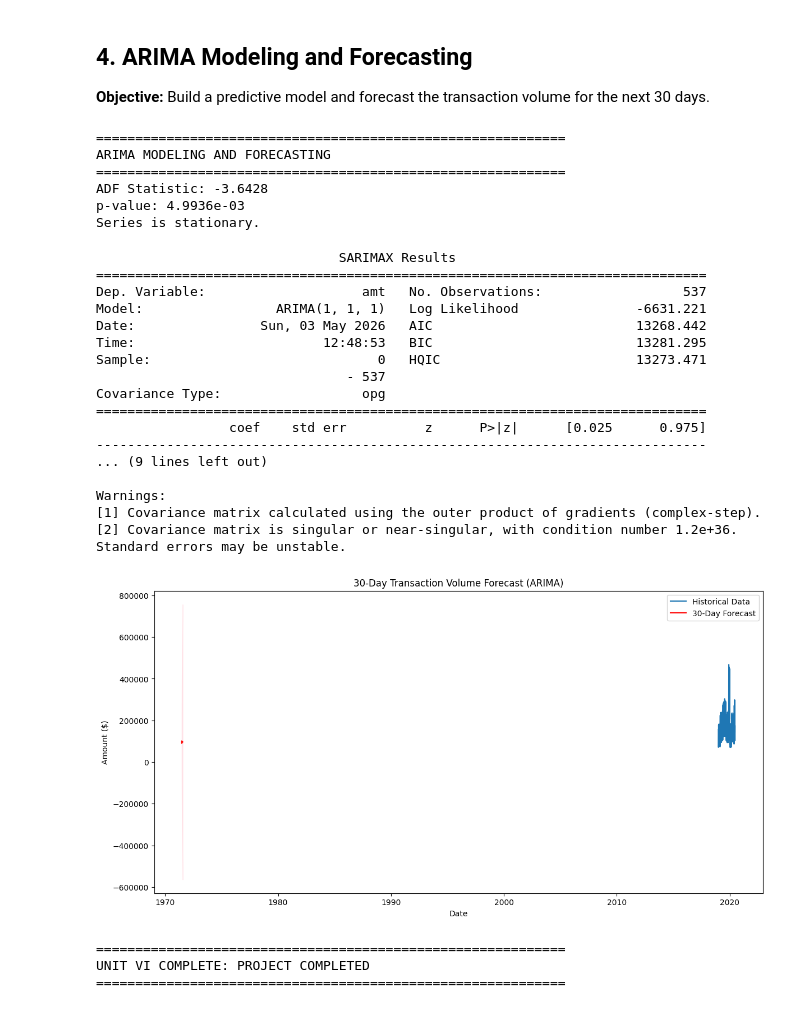
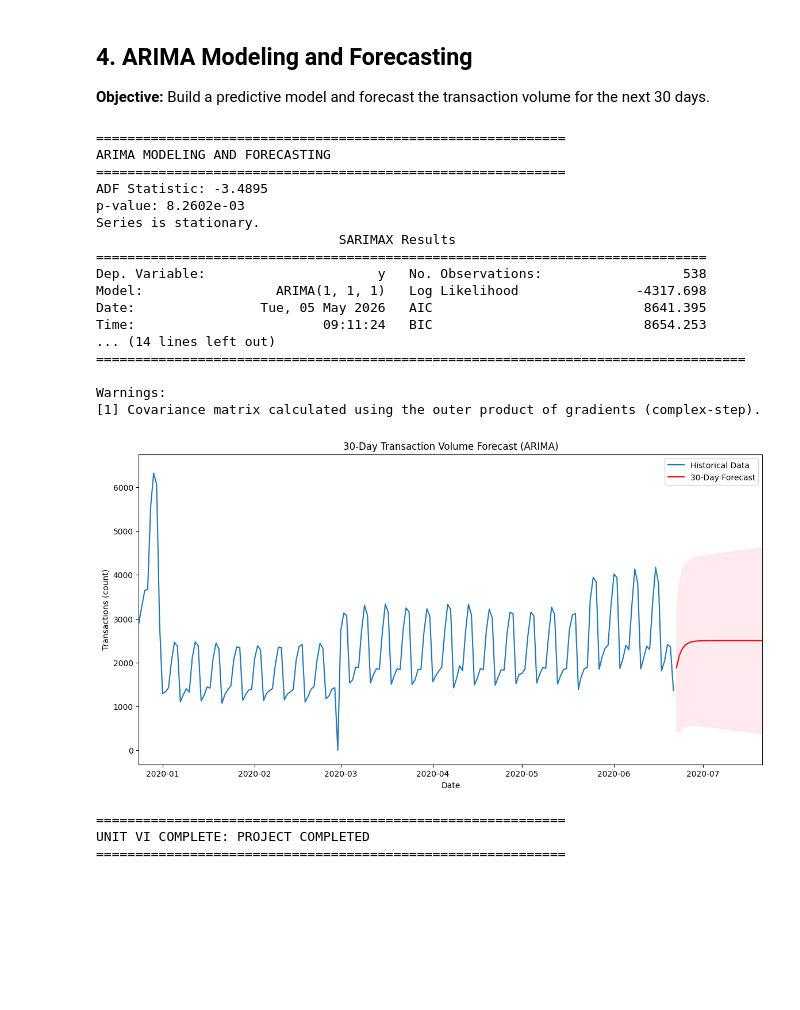
Before and after one commit to ShubhangiDimri/Digital-Transaction-Risk-Analysis, a Jupyter notebook: Unit6_Time_Series_Analysis.ipynb, the cells around one changed output. Cells and saved outputs as stored; diff of their text form; code cells hidden in the pictures; blank space fills up the shorter version.

Commit message:
unit 6 updated

```diff
--- a/Unit6_Time_Series_Analysis.ipynb
+++ b/Unit6_Time_Series_Analysis.ipynb
@@ -126,64 +132,80 @@ print('\n' + '='*60)
 print('ARIMA MODELING AND FORECASTING')
 print('='*60)
 
+series = ts_daily
+
 # Step 4a: Stationarity Check (Augmented Dickey-Fuller Test)
-result = adfuller(ts_daily.dropna())
+result = adfuller(series)
 print(f"ADF Statistic: {result[0]:.4f}")
 print(f"p-value: {result[1]:.4e}")
 if result[1] < 0.05:
     print("Series is stationary.")
 else:
     print("Series is not stationary. Differencing required.")
 
 # Step 4b: Fit ARIMA Model (using p=1, d=1, q=1 as a baseline)
 # Note: In a real project, you'd use auto_arima or a grid search to optimize these.
-model_arima = ARIMA(ts_daily.dropna(), order=(1, 1, 1))
+model_arima = ARIMA(series, order=(1, 1, 1))
 results_arima = model_arima.fit()
 print(results_arima.summary())
 
 # Step 4c: Forecasting the next 30 days
 forecast_steps = 30
-forecast = results_arima.get_forecast(steps=forecast_steps)
-forecast_ci = forecast.conf_int()
+forecast_res = results_arima.get_forecast(steps=forecast_steps)
+forecast_ci = forecast_res.conf_int()
+
+# Ensure forecast is indexed by future calendar days (prevents the plot from landing at 1970)
+forecast_index = pd.date_range(
+    start=series.index[-1] + pd.Timedelta(days=1),
+    periods=forecast_steps,
+    freq='D',
+)
+
+forecast_mean = pd.Series(forecast_res.predicted_mean.to_numpy(), index=forecast_index)
+forecast_ci.index = forecast_index
 
 plt.figure(figsize=(14, 7))
-plt.plot(ts_daily, label='Historical Data')
-plt.plot(forecast.predicted_mean, color='red', label='30-Day Forecast')
-plt.fill_between(forecast_ci.index, forecast_ci.iloc[:, 0], forecast_ci.iloc[:, 1], color='pink', alpha=0.3)
+plt.plot(series, label='Historical Data')
+plt.plot(forecast_mean, color='red', label='30-Day Forecast')
+plt.fill_between(
+    forecast_ci.index,
+    forecast_ci.iloc[:, 0].to_numpy(),
+    forecast_ci.iloc[:, 1].to_numpy(),
+    color='pink',
+    alpha=0.3,
+)
+
+# Focus the view so the forecast is readable
+plt.xlim(series.index.max() - pd.Timedelta(days=180), forecast_index.max())
+
 plt.title('30-Day Transaction Volume Forecast (ARIMA)')
 plt.xlabel('Date')
-plt.ylabel('Amount ($)')
+plt.ylabel('Transactions (count)')
 plt.legend()
 plt.show()
 
 print("=" * 60)
 print("UNIT VI COMPLETE: PROJECT COMPLETED")
 print("=" * 60)
 # %% [output]
 ============================================================
 ARIMA MODELING AND FORECASTING
 ============================================================
-ADF Statistic: -3.6428
-p-value: 4.9936e-03
+ADF Statistic: -3.4895
+p-value: 8.2602e-03
 Series is stationary.
+                               SARIMAX Results
+==============================================================================
+Dep. Variable:                      y   No. Observations:                  538
+Model:                 ARIMA(1, 1, 1)   Log Likelihood               -4317.698
+Date:                Tue, 05 May 2026   AIC                           8641.395
+Time:                        09:11:24   BIC                           8654.253
+... (14 lines left out)
+===================================================================================
+
+Warnings:
+[1] Covariance matrix calculated using the outer product of gradients (complex-step).
+[figure, new version]
-                               SARIMAX Results
-==============================================================================
-Dep. Variable:                    amt   No. Observations:                  537
-Model:                 ARIMA(1, 1, 1)   Log Likelihood               -6631.221
-Date:                Sun, 03 May 2026   AIC                          13268.442
-Time:                        12:48:53   BIC                          13281.295
-Sample:                             0   HQIC                         13273.471
-                                - 537
-Covariance Type:                  opg
-==============================================================================
-                 coef    std err          z      P>|z|      [0.025      0.975]
-------------------------------------------------------------------------------
-... (9 lines left out)
-
-Warnings:
-[1] Covariance matrix calculated using the outer product of gradients (complex-step).
-[2] Covariance matrix is singular or near-singular, with condition number 1.2e+36. Standard errors may be unstable.
+============================================================
+UNIT VI COMPLETE: PROJECT COMPLETED
+============================================================
-[figure, old version]
-============================================================
-UNIT VI COMPLETE: PROJECT COMPLETED
-============================================================
```
Also changed, not shown: parts of 5 cells of this notebook.
